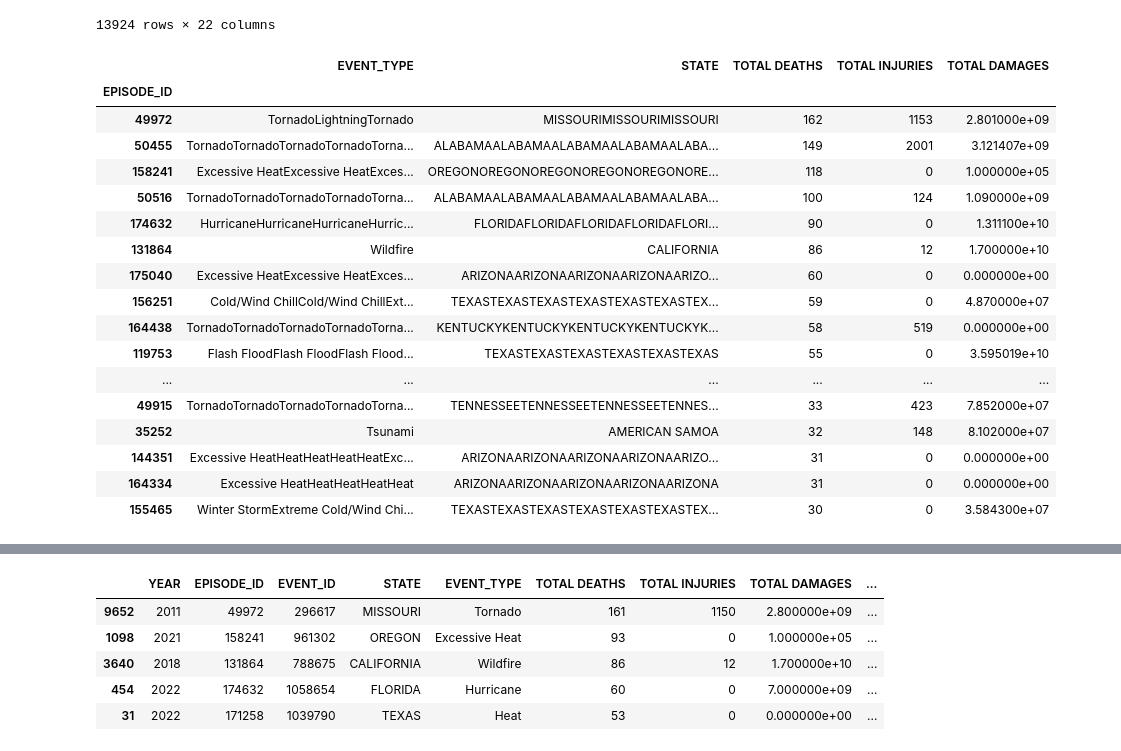
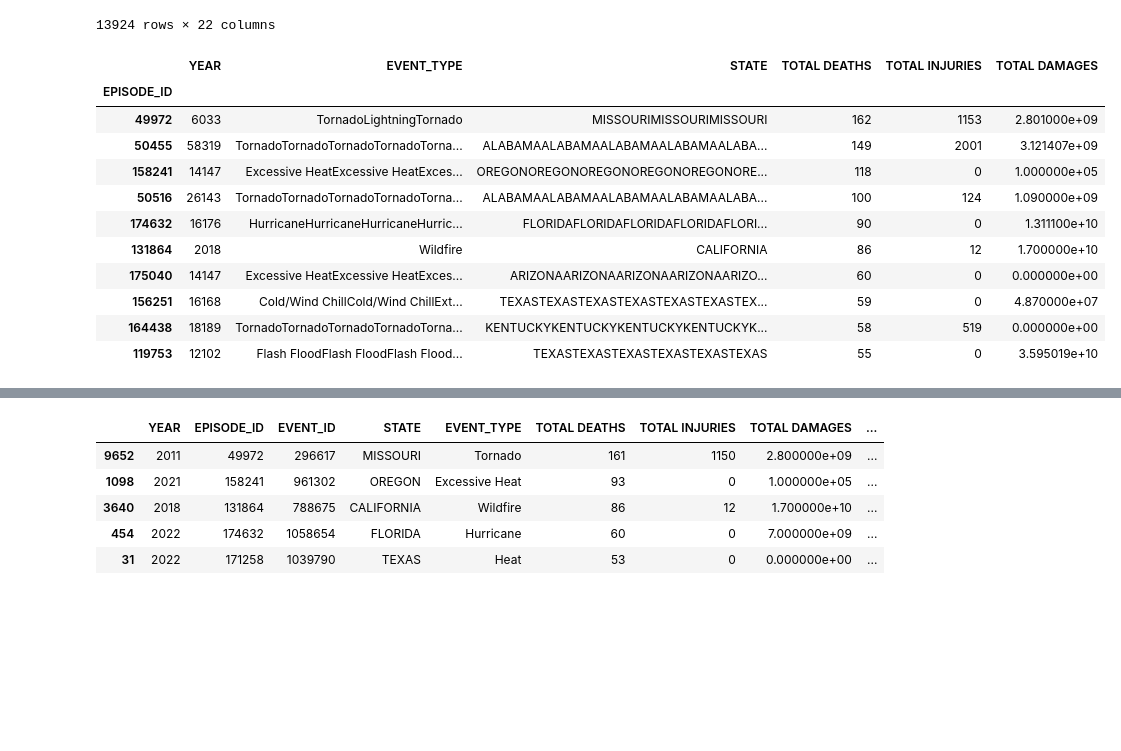
Before and after one commit to elizabethmorgan26/team1, a Jupyter notebook: mergestorm.ipynb, the cells around one changed output, grey strips where cells are left out. Drawn from its saved outputs; the diff is of its cells as text; code cells hidden in the pictures; blank space fills up the shorter version.

```diff
--- a/mergestorm.ipynb
+++ b/mergestorm.ipynb
@@ -318,25 +325,19 @@ sorted_df
 | 13918 | 2008 | 19052 | 112194 | MICHIGAN | Thunderstorm Wind | 0 | 1 | 0.000000e+00 | ... |
 13924 rows × 22 columns
 # %%
-test = reordernarrow_df[["EPISODE_ID","EVENT_TYPE","STATE","TOTAL DEATHS", "TOTAL INJURIES", "TOTAL DAMAGES"]].groupby("EPISODE_ID").sum()
-test.sort_values(["TOTAL DEATHS","TOTAL INJURIES"], ascending=False).head(30)
+test = reordernarrow_df[["YEAR","EPISODE_ID","EVENT_TYPE","STATE","TOTAL DEATHS", "TOTAL INJURIES", "TOTAL DAMAGES"]].groupby("EPISODE_ID").sum()
+test.sort_values(["TOTAL DEATHS","TOTAL INJURIES"], ascending=False).head(10)
 # %% [output]
-|  | EVENT_TYPE | STATE | TOTAL DEATHS | TOTAL INJURIES | TOTAL DAMAGES |
-| EPISODE_ID |  |  |  |  |  |
-| 49972 | TornadoLightningTornado | MISSOURIMISSOURIMISSOURI | 162 | 1153 | 2.801000e+09 |
-| 50455 | TornadoTornadoTornadoTornadoTorna... | ALABAMAALABAMAALABAMAALABAMAALABA... | 149 | 2001 | 3.121407e+09 |
-| 158241 | Excessive HeatExcessive HeatExces... | OREGONOREGONOREGONOREGONOREGONORE... | 118 | 0 | 1.000000e+05 |
-| 50516 | TornadoTornadoTornadoTornadoTorna... | ALABAMAALABAMAALABAMAALABAMAALABA... | 100 | 124 | 1.090000e+09 |
-| 174632 | HurricaneHurricaneHurricaneHurric... | FLORIDAFLORIDAFLORIDAFLORIDAFLORI... | 90 | 0 | 1.311100e+10 |
-| 131864 | Wildfire | CALIFORNIA | 86 | 12 | 1.700000e+10 |
-| 175040 | Excessive HeatExcessive HeatExces... | ARIZONAARIZONAARIZONAARIZONAARIZO... | 60 | 0 | 0.000000e+00 |
-| 156251 | Cold/Wind ChillCold/Wind ChillExt... | TEXASTEXASTEXASTEXASTEXASTEXASTEX... | 59 | 0 | 4.870000e+07 |
-| 164438 | TornadoTornadoTornadoTornadoTorna... | KENTUCKYKENTUCKYKENTUCKYKENTUCKYK... | 58 | 519 | 0.000000e+00 |
-| 119753 | Flash FloodFlash FloodFlash Flood... | TEXASTEXASTEXASTEXASTEXASTEXAS | 55 | 0 | 3.595019e+10 |
-| ... | ... | ... | ... | ... | ... |
-| 49915 | TornadoTornadoTornadoTornadoTorna... | TENNESSEETENNESSEETENNESSEETENNES... | 33 | 423 | 7.852000e+07 |
-| 35252 | Tsunami | AMERICAN SAMOA | 32 | 148 | 8.102000e+07 |
-| 144351 | Excessive HeatHeatHeatHeatHeatExc... | ARIZONAARIZONAARIZONAARIZONAARIZO... | 31 | 0 | 0.000000e+00 |
-| 164334 | Excessive HeatHeatHeatHeatHeat | ARIZONAARIZONAARIZONAARIZONAARIZONA | 31 | 0 | 0.000000e+00 |
-| 155465 | Winter StormExtreme Cold/Wind Chi... | TEXASTEXASTEXASTEXASTEXASTEXASTEX... | 30 | 0 | 3.584300e+07 |
+|  | YEAR | EVENT_TYPE | STATE | TOTAL DEATHS | TOTAL INJURIES | TOTAL DAMAGES |
+| EPISODE_ID |  |  |  |  |  |  |
+| 49972 | 6033 | TornadoLightningTornado | MISSOURIMISSOURIMISSOURI | 162 | 1153 | 2.801000e+09 |
+| 50455 | 58319 | TornadoTornadoTornadoTornadoTorna... | ALABAMAALABAMAALABAMAALABAMAALABA... | 149 | 2001 | 3.121407e+09 |
+| 158241 | 14147 | Excessive HeatExcessive HeatExces... | OREGONOREGONOREGONOREGONOREGONORE... | 118 | 0 | 1.000000e+05 |
+| 50516 | 26143 | TornadoTornadoTornadoTornadoTorna... | ALABAMAALABAMAALABAMAALABAMAALABA... | 100 | 124 | 1.090000e+09 |
+| 174632 | 16176 | HurricaneHurricaneHurricaneHurric... | FLORIDAFLORIDAFLORIDAFLORIDAFLORI... | 90 | 0 | 1.311100e+10 |
+| 131864 | 2018 | Wildfire | CALIFORNIA | 86 | 12 | 1.700000e+10 |
+| 175040 | 14147 | Excessive HeatExcessive HeatExces... | ARIZONAARIZONAARIZONAARIZONAARIZO... | 60 | 0 | 0.000000e+00 |
+| 156251 | 16168 | Cold/Wind ChillCold/Wind ChillExt... | TEXASTEXASTEXASTEXASTEXASTEXASTEX... | 59 | 0 | 4.870000e+07 |
+| 164438 | 18189 | TornadoTornadoTornadoTornadoTorna... | KENTUCKYKENTUCKYKENTUCKYKENTUCKYK... | 58 | 519 | 0.000000e+00 |
+| 119753 | 12102 | Flash FloodFlash FloodFlash Flood... | TEXASTEXASTEXASTEXASTEXASTEXAS | 55 | 0 | 3.595019e+10 |
 # %%
```
Also changed, not shown: parts of 21 cells of this notebook, 4 other files.
